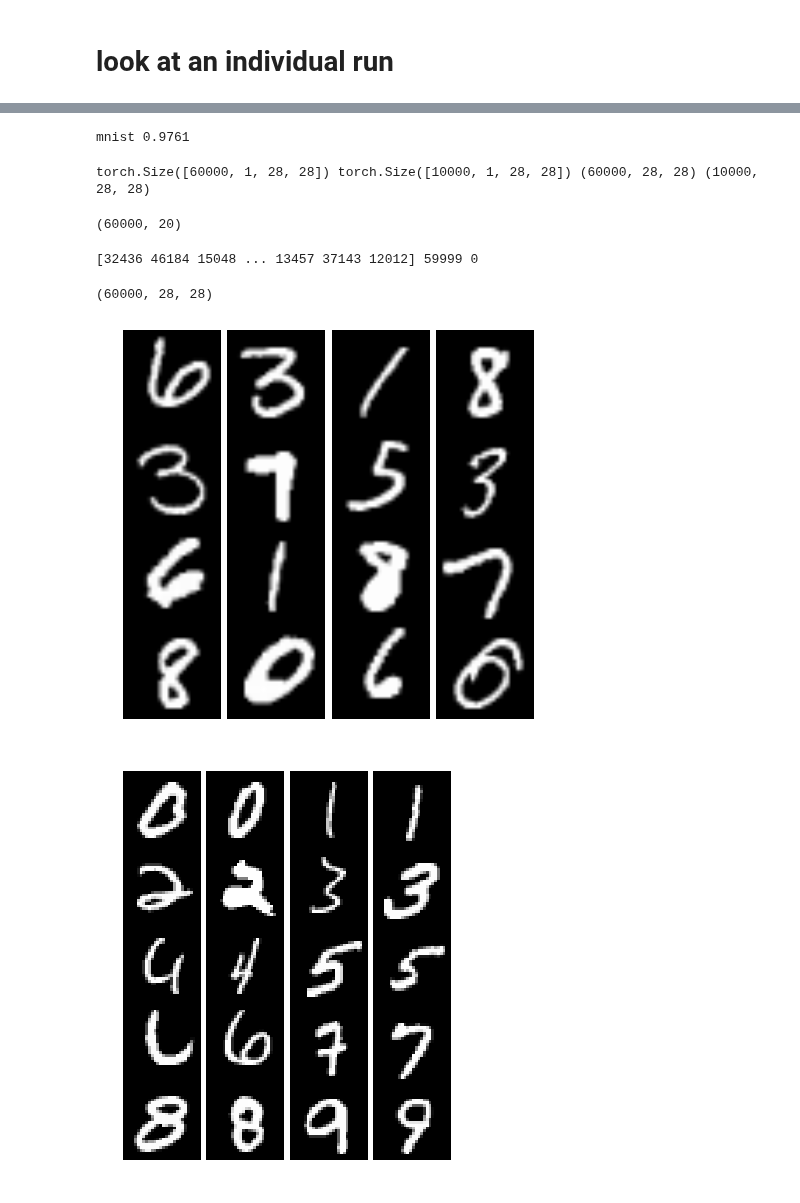
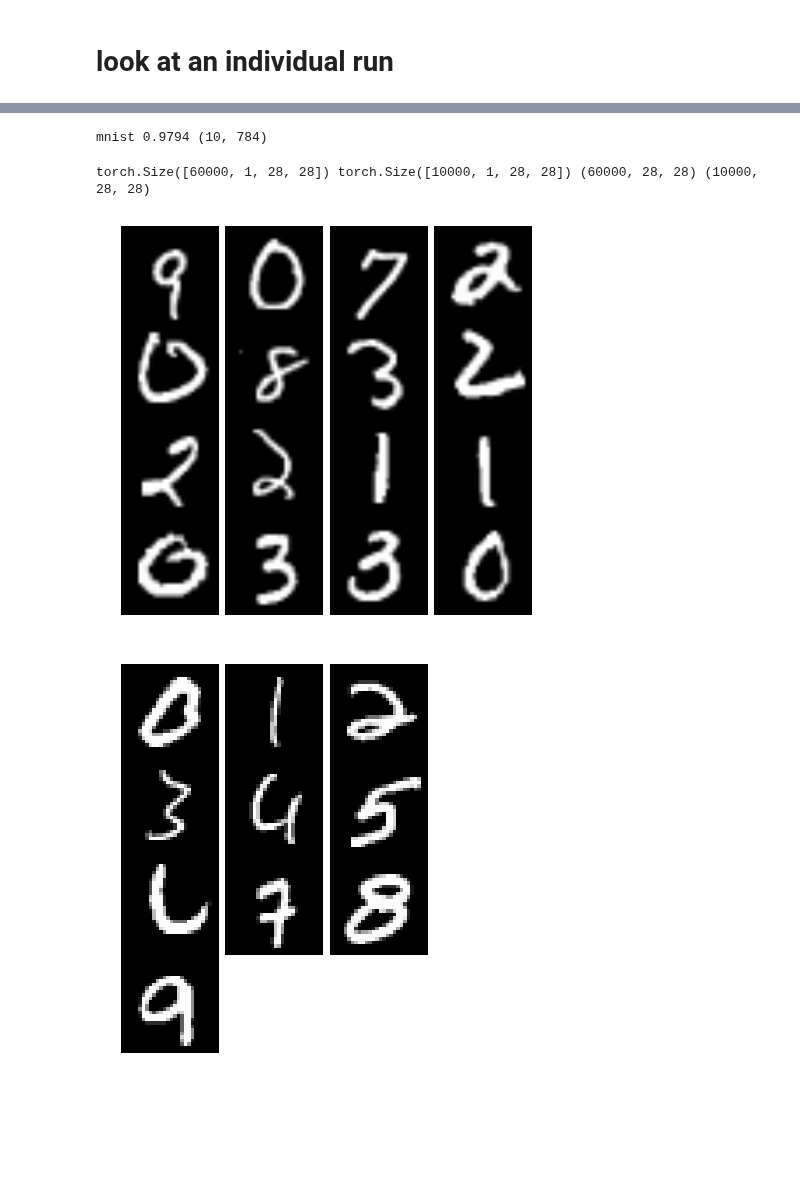
Before and after one commit to csinva/dnn-experiments, a Jupyter notebook: vision_analyze/init/vary_reps.ipynb, the cells around one changed output, grey strips where cells are left out. Drawn from its saved outputs; the diff is of its cells as text; code cells hidden in the pictures; blank space fills up the shorter version.

```diff
--- a/vision_analyze/init/vary_reps.ipynb
+++ b/vision_analyze/init/vary_reps.ipynb
@@ -43,7 +46,8 @@ style.set_style()
 # load results from a directory
 # %%
 # depending on how much is saved, this may take a while
-out_dir = '/scratch/users/vision/yu_dl/raaz.rsk/kernel_init/kernel_reps'
+# out_dir = '/scratch/users/vision/yu_dl/raaz.rsk/kernel_init/kernel_reps'
+out_dir = '/scratch/users/vision/yu_dl/raaz.rsk/kernel_init/kernel_reps_norm'
 fnames = sorted([fname for fname in os.listdir(out_dir)])
 
 results_list = [pd.Series(pkl.load(open(oj(out_dir, fname), "rb"))) for fname in tqdm(fnames)
@@ -131,11 +135,9 @@ for _, row in rm.iterrows():
 # %%
 r = results
 r = r[r.dset == 'mnist']
-r = r[r.reps == 2]
+r = r[r.reps == 1]
+r = r[r.normalize_features == True]
+r = r[r.reset_final_weights_freq > 0]
 run = r.iloc[0]
 
-def plot_exs(run):
-    exs = run.exs
-    viz_weights.plot_weights(exs, dset=run.dset)
-    plt.show()
-# plot_exs(run)
+exs = run.exs
@@ -144,7 +144,7 @@ def plot_exs(run):
 # %%
-print(run.dset, run.max_test_acc)
+print(run.dset, run.max_test_acc, exs.shape)
 # %% [output]
-mnist 0.9761
+mnist 0.9794 (10, 784)
 # %%
 # get processed data
 epoch = int(max(ts))
@@ -193,4 +196,0 @@ preds = model.forward_no_pool(X_train).cpu().detach().numpy()
-# %%
-preds.shape
-# %% [output]
-(60000, 20)
@@ -199,4 +196,0 @@ i0 = preds[:, 3].argsort()[::-1]
-# %%
-print(i0, np.max(i0), np.min(i0))
-# %% [output]
-[32436 46184 15048 ... 13457 37143 12012] 59999 0
@@ -207,11 +197,6 @@ x = X_train_ims[i0]
-# %%
-print(x.shape)
-# %% [output]
-(60000, 28, 28)
 # %%
 viz_weights.plot_weights(x[:16], dset=run.dset, interpolation='bilinear')
-plot_exs(run)
-# style.show(x[2])
+viz_weights.plot_weights(exs, dset=run.dset)
 # %% [output]
-[figure, old version]
+[figure, new version]
-[figure, old version]
+[figure, new version]
```
Also changed, not shown: parts of 8 cells of this notebook, 4 other files.
